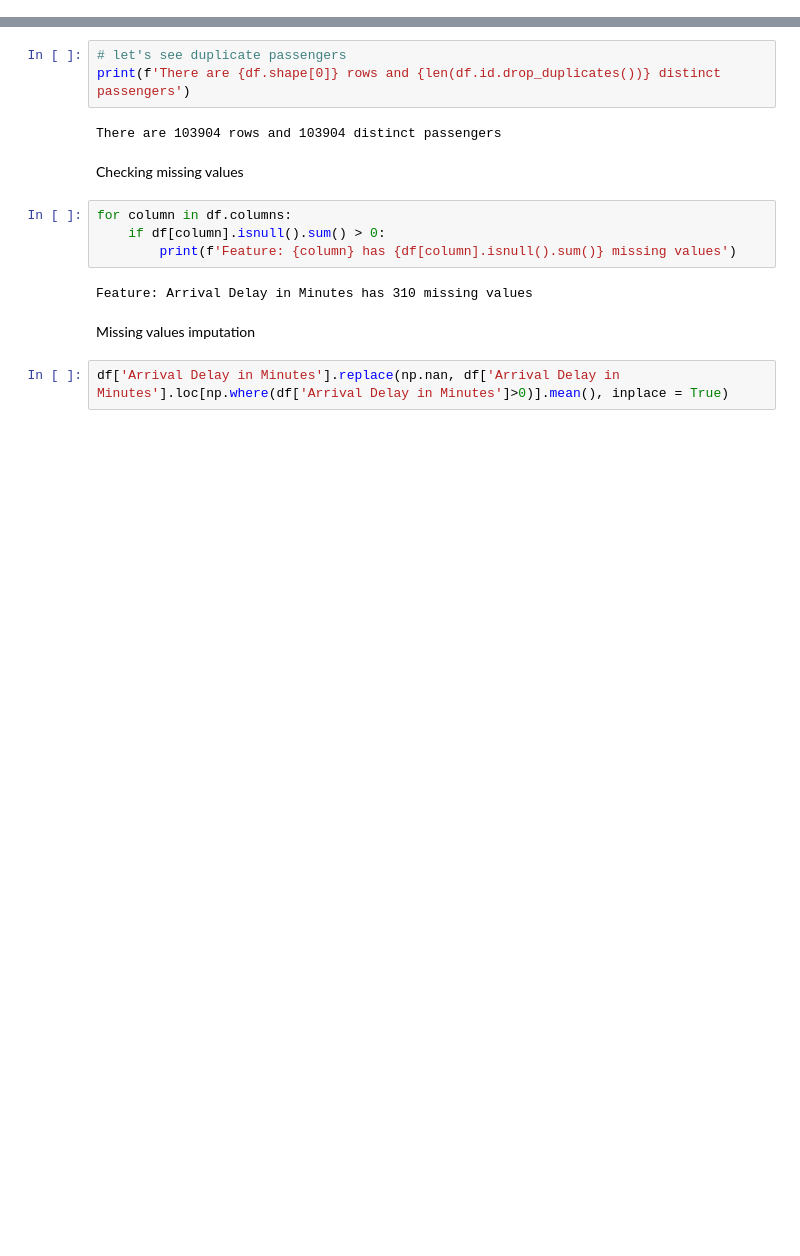
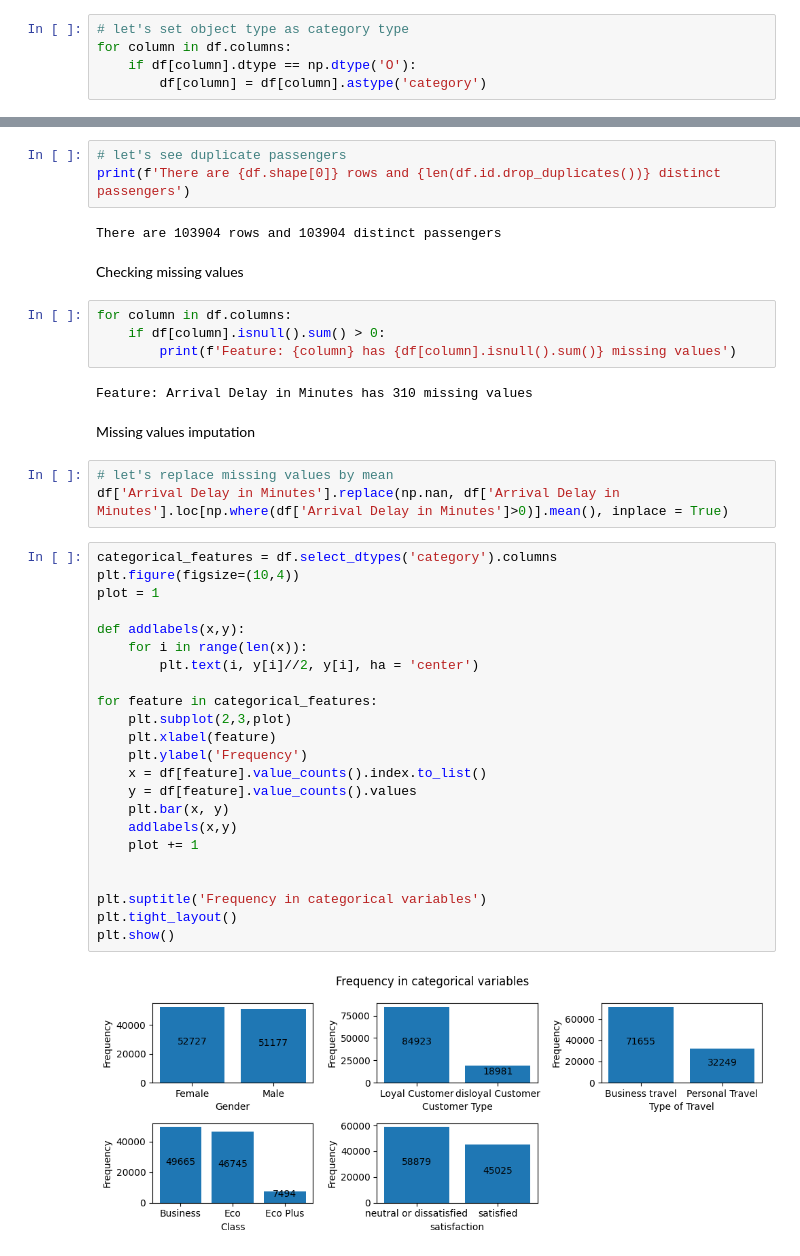
Before and after one commit to jolual2747/airline-passenger-satisfaction, a Jupyter notebook: notebook.ipynb, the cells around one changed output, grey strips where cells are left out. Drawn from its saved outputs; the diff is of its cells as text; blank space fills up the shorter version.

```diff
--- a/notebook.ipynb
+++ b/notebook.ipynb
@@ -27,3 +51,8 @@ df.head()
+# %%
+# let's set object type as category type
+for column in df.columns:
+    if df[column].dtype == np.dtype('O'):
+        df[column] = df[column].astype('category')
 # %% [markdown]
 Checking duplicates
 # %%
@@ -42,4 +71,30 @@ Feature: Arrival Delay in Minutes has 310 missing values
 # %% [markdown]
 Missing values imputation
 # %%
+# let's replace missing values by mean
 df['Arrival Delay in Minutes'].replace(np.nan, df['Arrival Delay in Minutes'].loc[np.where(df['Arrival Delay in Minutes']>0)].mean(), inplace = True)
+# %%
+categorical_features = df.select_dtypes('category').columns
+plt.figure(figsize=(10,4))
+plot = 1
+
+def addlabels(x,y):
+    for i in range(len(x)):
+        plt.text(i, y[i]//2, y[i], ha = 'center')
+
+for feature in categorical_features:
+    plt.subplot(2,3,plot)
+    plt.xlabel(feature)
+    plt.ylabel('Frequency')
+    x = df[feature].value_counts().index.to_list()
+    y = df[feature].value_counts().values
+    plt.bar(x, y)
+    addlabels(x,y)
+    plot += 1
+
+
+plt.suptitle('Frequency in categorical variables')
+plt.tight_layout()
+plt.show()
+# %% [output]
+[figure, added]
```
Also changed, not shown: parts of 25 cells of this notebook, 2 other files.
